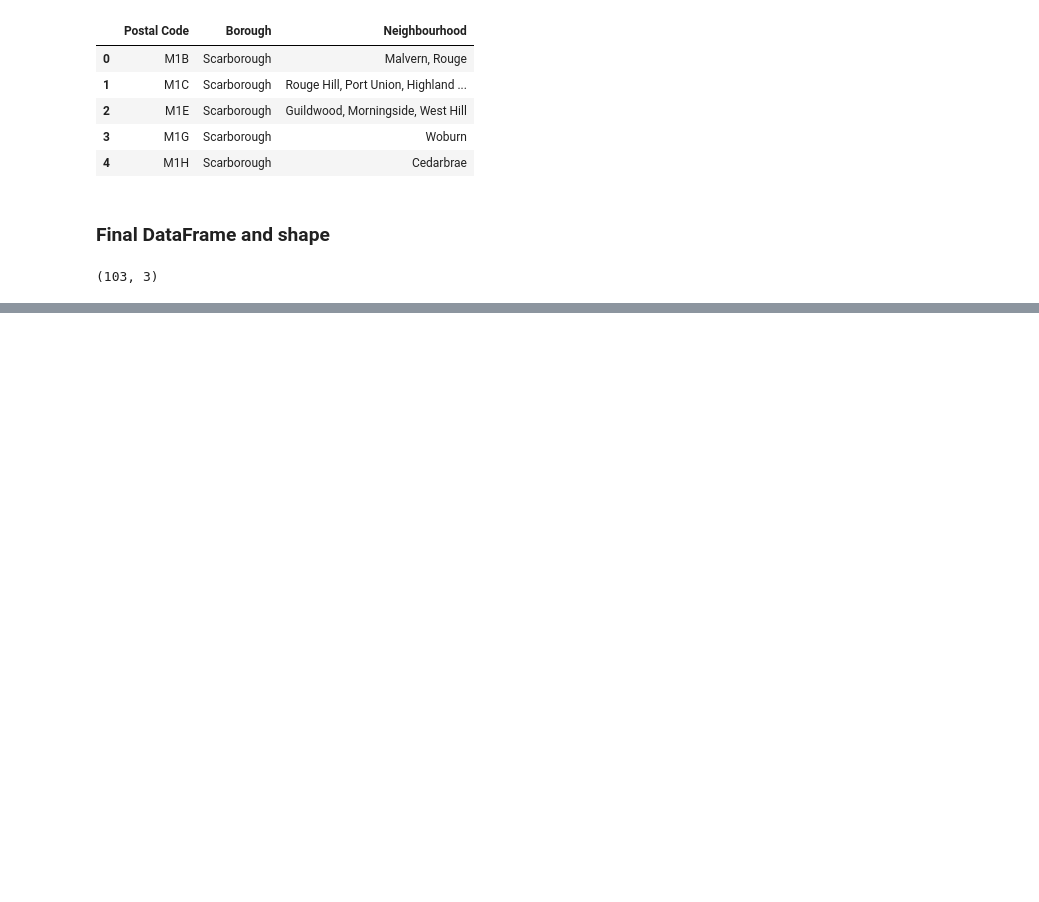
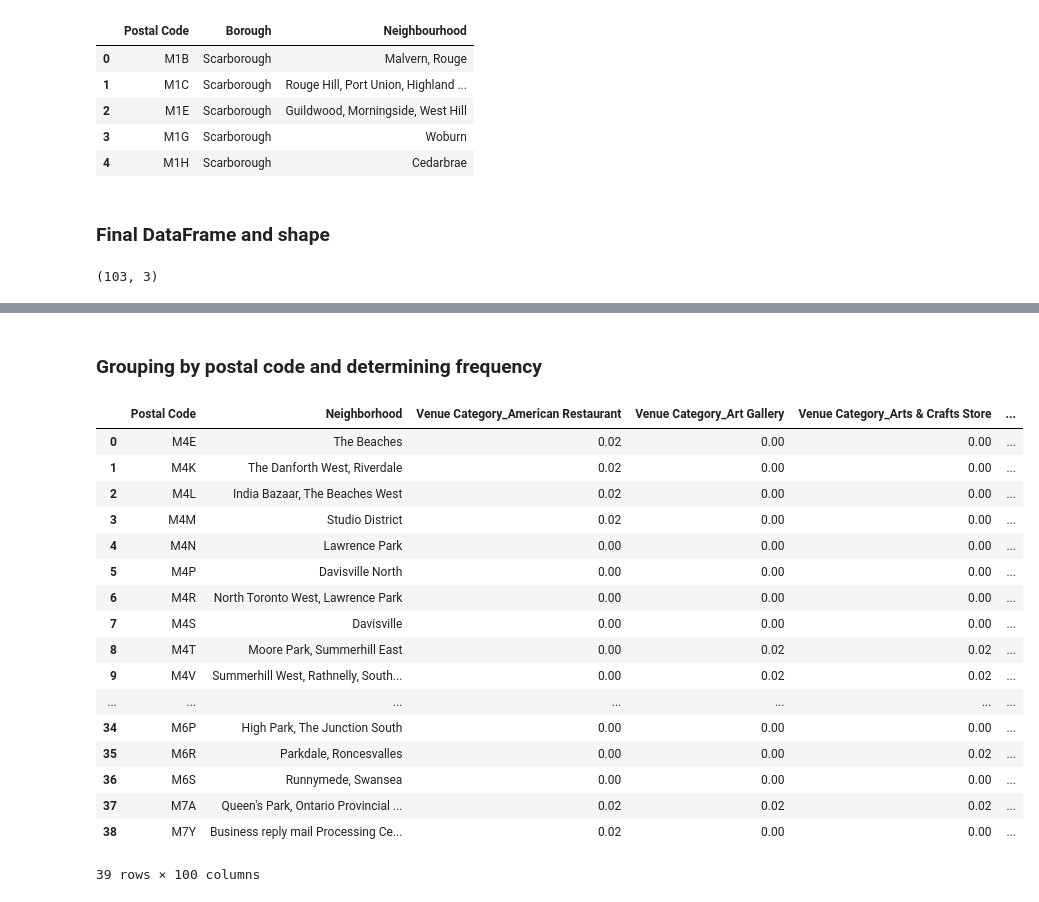
Before and after one commit to rcthompson94/Coursera_Capstone, a Jupyter notebook: capstone_pt1.ipynb, the cells around one changed output, grey strips where cells are left out. Saved outputs shown, nothing was run; the diff lists cells and outputs as text; code cells hidden in the pictures; blank space fills up the shorter version.

```diff
--- a/capstone_pt1.ipynb
+++ b/capstone_pt1.ipynb
@@ -59,0 +187,6 @@ final_df.shape
+# %%
+CLIENT_ID = ''
+CLIENT_SECRET = ''
+ACCESS_TOKEN = ''
+VERSION = ''
+LIMIT = 50
@@ -59,0 +242,8 @@ final_df.shape
+# %%
+radius = 10000
+toronto_venues = getVenues(names=t_df['Postal Code'],
+                                 neighborhood = t_df['Neighbourhood'],
+                                   latitudes=t_df['Latitude'],
+                                   longitudes=t_df['Longitude'],
+                                 radius = radius
+                                  )
@@ -59,0 +300,6 @@ final_df.shape
+# %%
+toronto_venues.loc[toronto_venues['Venue Distance'] < 1000, 'Travel Distance'] = 'Short'
+toronto_venues.loc[toronto_venues['Venue Distance'] > 6000, 'Travel Distance'] = 'Long'
+toronto_venues['Travel Distance'] = toronto_venues['Travel Distance'].fillna('Medium')
+
+toronto_venues.head()
@@ -59,0 +336,7 @@ final_df.shape
+# %%
+t_ohe = pd.get_dummies(toronto_venues[['Venue Category','Travel Distance']])
+t_ohe['Postal Code'] = toronto_venues['Postal Code']
+t_ohe['Neighborhood'] = toronto_venues['Neighborhood']
+
+print(t_ohe.shape)
+t_ohe.head()
@@ -59,0 +352,24 @@ final_df.shape
+# %% [markdown]
+### Grouping by postal code and determining frequency
+# %%
+t_group = t_ohe.groupby(['Postal Code','Neighborhood']).mean().reset_index()
+t_group
+# %% [output]
+|  | Postal Code | Neighborhood | Venue Category_American Restaurant | Venue Category_Art Gallery | Venue Category_Arts & Crafts Store | ... |
+| 0 | M4E | The Beaches | 0.02 | 0.00 | 0.00 | ... |
+| 1 | M4K | The Danforth West, Riverdale | 0.02 | 0.00 | 0.00 | ... |
+| 2 | M4L | India Bazaar, The Beaches West | 0.02 | 0.00 | 0.00 | ... |
+| 3 | M4M | Studio District | 0.02 | 0.00 | 0.00 | ... |
+| 4 | M4N | Lawrence Park | 0.00 | 0.00 | 0.00 | ... |
+| 5 | M4P | Davisville North | 0.00 | 0.00 | 0.00 | ... |
+| 6 | M4R | North Toronto West, Lawrence Park | 0.00 | 0.00 | 0.00 | ... |
+| 7 | M4S | Davisville | 0.00 | 0.00 | 0.00 | ... |
+| 8 | M4T | Moore Park, Summerhill East | 0.00 | 0.02 | 0.02 | ... |
+| 9 | M4V | Summerhill West, Rathnelly, South... | 0.00 | 0.02 | 0.02 | ... |
+| ... | ... | ... | ... | ... | ... | ... |
+| 34 | M6P | High Park, The Junction South | 0.00 | 0.00 | 0.00 | ... |
+| 35 | M6R | Parkdale, Roncesvalles | 0.00 | 0.00 | 0.02 | ... |
+| 36 | M6S | Runnymede, Swansea | 0.00 | 0.00 | 0.00 | ... |
+| 37 | M7A | Queen's Park, Ontario Provincial ... | 0.02 | 0.02 | 0.02 | ... |
+| 38 | M7Y | Business reply mail Processing Ce... | 0.02 | 0.00 | 0.00 | ... |
+39 rows × 100 columns
```
Also changed, not shown: parts of 34 cells of this notebook.
